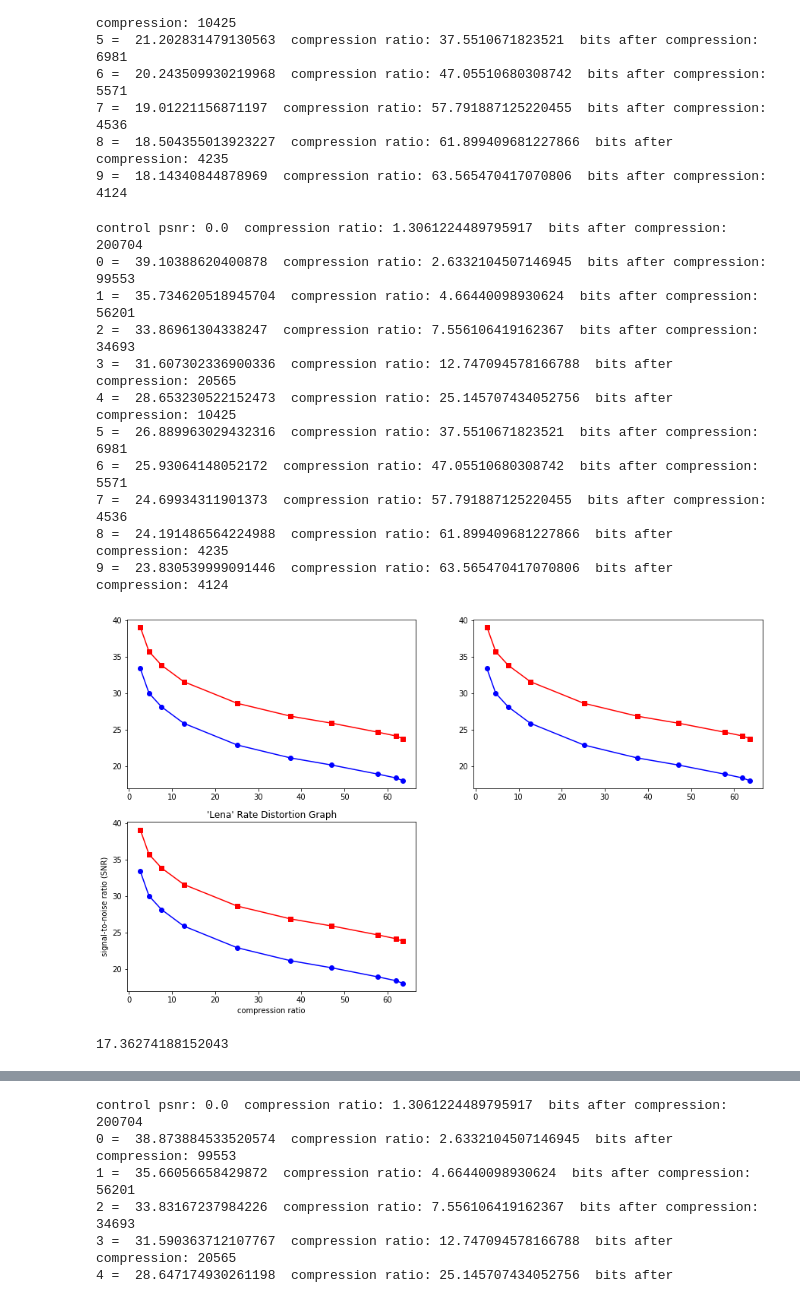
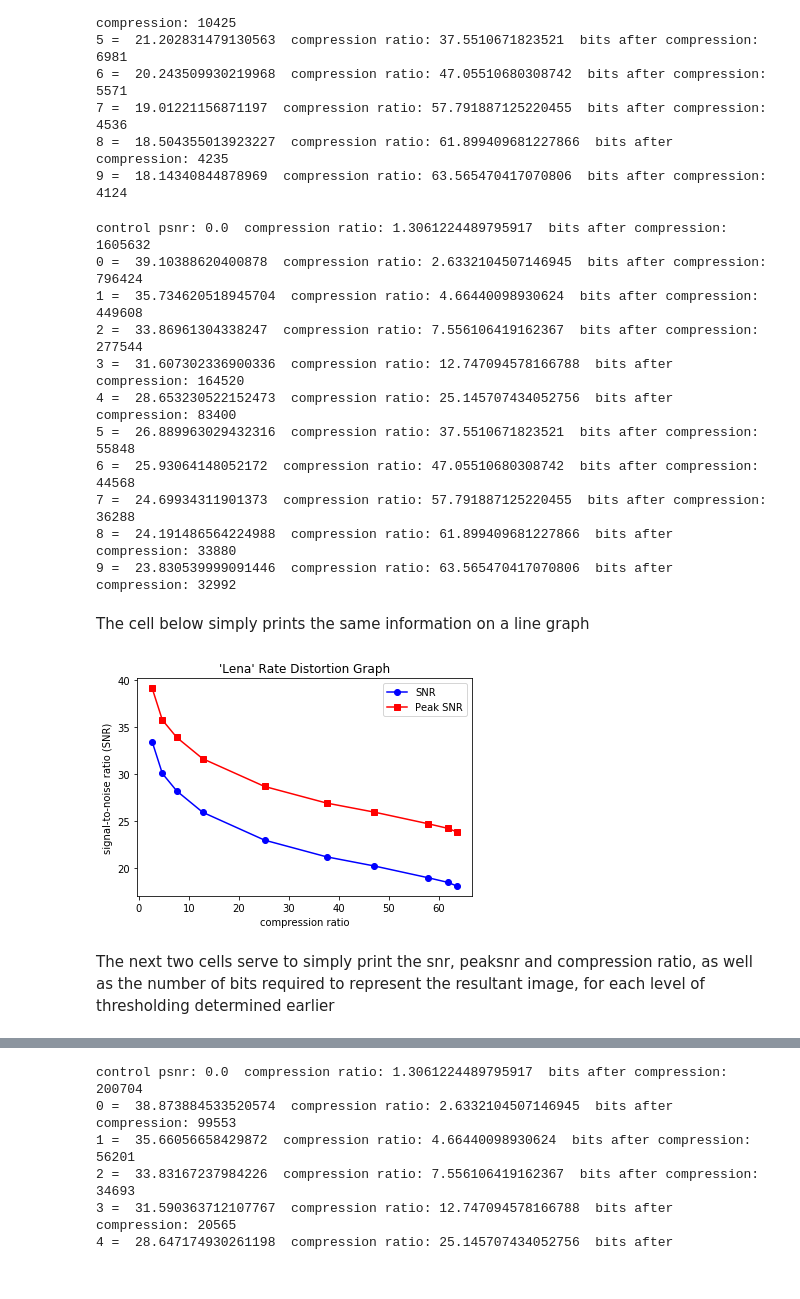
Before and after one commit to callummarvell/ImVid-Analysis, a Jupyter notebook: Task1(refined).ipynb, the cells around one changed output, grey strips where cells are left out. Saved outputs shown, nothing was run; the diff lists cells and outputs as text; code cells hidden in the pictures.

```diff
--- a/Task1(refined).ipynb
+++ b/Task1(refined).ipynb
@@ -67,6 +81,6 @@ for u in range(n):
 # %%
-data_dir = r"C:\Users\callu\Pictures\Test\\"
-#data_dir = r"./coursework-data/"
+#data_dir = r"C:\Users\callu\Pictures\Test\\"
+data_dir = r"./coursework-data/"
 img = Image.open(data_dir+"lena.png").convert("L")
 img = np.asarray(img)
 plt.imshow(img, cmap="gray")
@@ -182,5 +239,6 @@ def findCompRatio(im, bs):
 # %%
 #regular signal-to-noise
+threshd,pthreshd = getThreshes(img)
 snrs = []
 sratios = []
 print("control snr:",snr(img,img)," compression ratio:",findCompRatio(img, 8)[0], " bits after compression:", findCompRatio(img, 8)[1])
@@ -210,34 +268,27 @@ for i in range(len(pthreshd)):
     pratios.append(findCompRatio(pthreshd[i], 8)[0])
     psnrs.append(psnr(threshd[i],img))
 # %% [output]
-control psnr: 0.0  compression ratio: 1.3061224489795917  bits after compression: 200704
-0 =  39.10388620400878  compression ratio: 2.6332104507146945  bits after compression: 99553
-1 =  35.734620518945704  compression ratio: 4.66440098930624  bits after compression: 56201
-2 =  33.86961304338247  compression ratio: 7.556106419162367  bits after compression: 34693
-3 =  31.607302336900336  compression ratio: 12.747094578166788  bits after compression: 20565
-4 =  28.653230522152473  compression ratio: 25.145707434052756  bits after compression: 10425
-5 =  26.889963029432316  compression ratio: 37.5510671823521  bits after compression: 6981
-6 =  25.93064148052172  compression ratio: 47.05510680308742  bits after compression: 5571
-7 =  24.69934311901373  compression ratio: 57.791887125220455  bits after compression: 4536
-8 =  24.191486564224988  compression ratio: 61.899409681227866  bits after compression: 4235
-9 =  23.830539999091446  compression ratio: 63.565470417070806  bits after compression: 4124
+control psnr: 0.0  compression ratio: 1.3061224489795917  bits after compression: 1605632
+0 =  39.10388620400878  compression ratio: 2.6332104507146945  bits after compression: 796424
+1 =  35.734620518945704  compression ratio: 4.66440098930624  bits after compression: 449608
+2 =  33.86961304338247  compression ratio: 7.556106419162367  bits after compression: 277544
+3 =  31.607302336900336  compression ratio: 12.747094578166788  bits after compression: 164520
+4 =  28.653230522152473  compression ratio: 25.145707434052756  bits after compression: 83400
+5 =  26.889963029432316  compression ratio: 37.5510671823521  bits after compression: 55848
+6 =  25.93064148052172  compression ratio: 47.05510680308742  bits after compression: 44568
+7 =  24.69934311901373  compression ratio: 57.791887125220455  bits after compression: 36288
+8 =  24.191486564224988  compression ratio: 61.899409681227866  bits after compression: 33880
+9 =  23.830539999091446  compression ratio: 63.565470417070806  bits after compression: 32992
+# %% [markdown]
+The cell below simply prints the same information on a line graph
 # %%
-plt.figure(figsize=(15, 9))
-plt.subplot(221)
-plt.plot(sratios, snrs, 'bo-',pratios, psnrs, 'rs-')
-plt.subplot(222)
-plt.plot(sratios, snrs, 'bo-',pratios, psnrs, 'rs-')
-plt.subplot(223)
-plt.plot(sratios, snrs, 'bo-',pratios, psnrs, 'rs-')
+plt.plot(sratios, snrs, 'bo-', label="SNR")
+plt.plot(pratios, psnrs, 'rs-',label="Peak SNR")
 plt.title("'Lena' Rate Distortion Graph")
 plt.xlabel('compression ratio')
 plt.ylabel('signal-to-noise ratio (SNR)')
+plt.legend()
 plt.show()
 # %% [output]
-[figure, old version]
+[figure, new version]
-# %%
-MSE = mse(img, threshd[1])
-print(MSE)
-# %% [output]
-17.36274188152043
 # %%
@@ -258,4 +311,6 @@ def getQuants(img):
         pquantd.append(bdctTransform(img,8,thresh,True))
         quantd.append(bidctTransform(pquantd[i],8))
     return quantd,pquantd
+# %% [markdown]
+The next two cells serve to simply print the snr, peaksnr and compression ratio, as well as the number of bits required to represent the resultant image, for each level of thresholding determined earlier
 # %%
```
Also changed, not shown: parts of 51 cells of this notebook, 12 other files.
